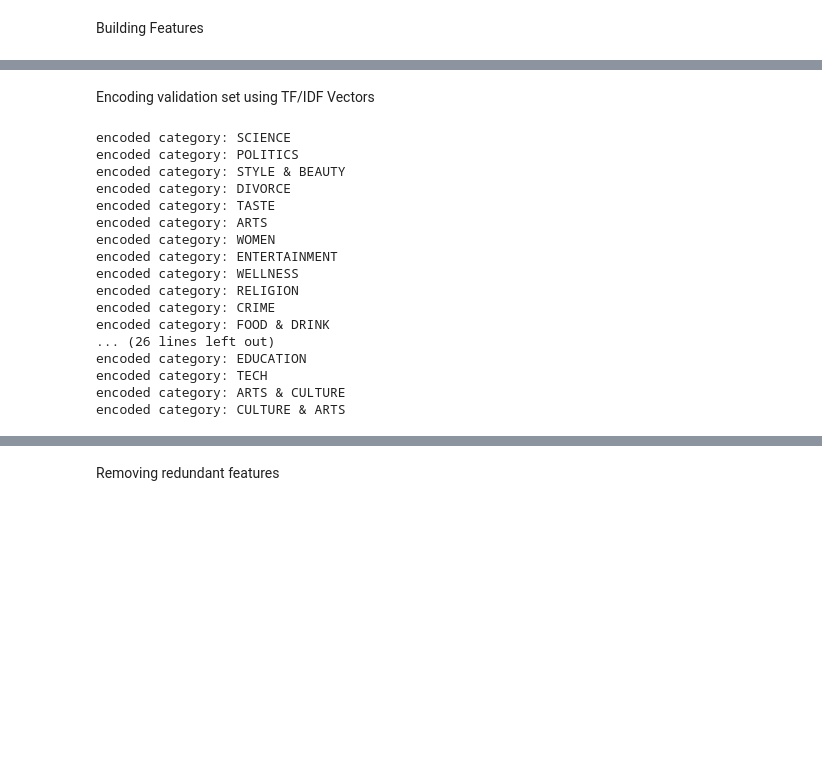
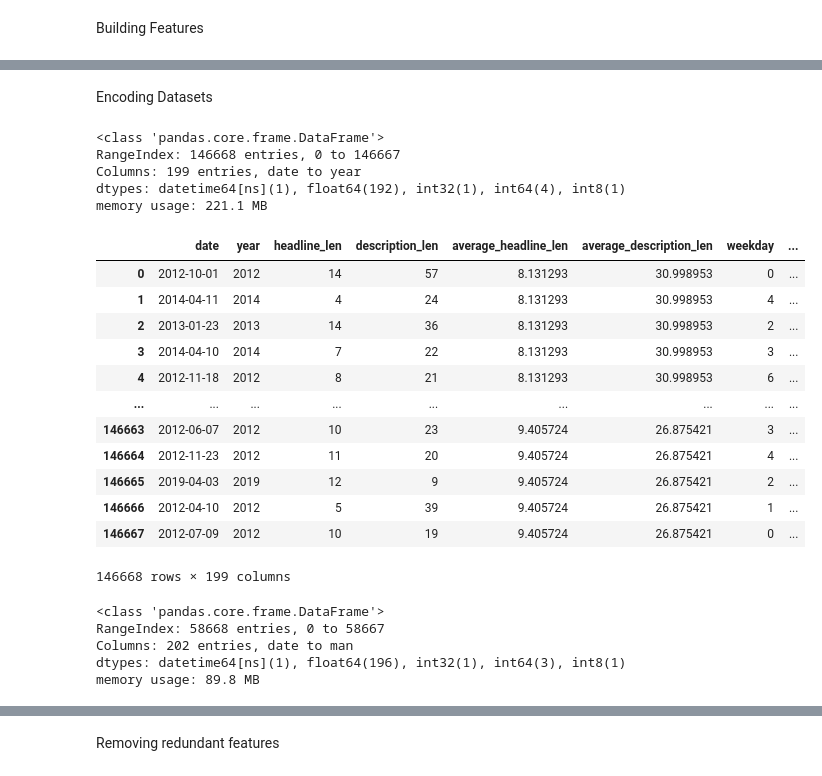
Before and after one commit to LovePelmeni/News-Classification-Project, a Jupyter notebook: experiments/current_experiment/notebooks/Preprocessing.ipynb, the cells around one changed output, grey strips where cells are left out. Cells and saved outputs as stored; diff of their text form; code cells hidden in the pictures; blank space fills up the shorter version.

Commit message:
Updated Preprocessing, EDA and Training Notebooks

```diff
--- a/experiments/current_experiment/notebooks/Preprocessing.ipynb
+++ b/experiments/current_experiment/notebooks/Preprocessing.ipynb
@@ -117,8 +87,0 @@ Encoding training set using TF IDF Vectors
-# %%
-training_categories = training_set['category'].unique()
-encoder = text_encoding.TFIDFVectorizedDataset(training_set)
-
-for category in training_categories:
-    encoder.encode_categorical_documents(category=category)
-    print('encoded category: %s' % category)
-training_set = encoder.get_dataframe()
@@ -171,28 +88,40 @@ encoded category: CULTURE & ARTS
-# %% [markdown]
-Encoding validation set using TF/IDF Vectors
-# %%
-validation_categories = validation_set['category'].unique()
-encoder = text_encoding.TFIDFVectorizedDataset(validation_set)
-
-for category in testing_categories:
-    encoder.encode_categorical_documents(category=category)
-    print('encoded category: %s' % category)
-validation_set = encoder.get_dataframe()
-# %% [output]
-encoded category: SCIENCE
-encoded category: POLITICS
-encoded category: STYLE & BEAUTY
-encoded category: DIVORCE
-encoded category: TASTE
-encoded category: ARTS
-encoded category: WOMEN
-encoded category: ENTERTAINMENT
-encoded category: WELLNESS
-encoded category: RELIGION
-encoded category: CRIME
-encoded category: FOOD & DRINK
-... (26 lines left out)
-encoded category: EDUCATION
-encoded category: TECH
-encoded category: ARTS & CULTURE
-encoded category: CULTURE & ARTS
+# %% [markdown]
+Encoding Datasets
+# %%
+encoder = encoding.DatasetEncoder()
+
+training_set = encoder.encode_dataset(training_set)
+validation_set = encoder.encode_dataset(validation_set)
+testing_set = encoder.encode_dataset(testing_set)
+# %%
+training_set.info()
+# %% [output]
+<class 'pandas.core.frame.DataFrame'>
+RangeIndex: 146668 entries, 0 to 146667
+Columns: 199 entries, date to year
+dtypes: datetime64[ns](1), float64(192), int32(1), int64(4), int8(1)
+memory usage: 221.1 MB
+# %%
+training_set
+# %% [output]
+|  | date | year | headline_len | description_len | average_headline_len | average_description_len | weekday | ... |
+| 0 | 2012-10-01 | 2012 | 14 | 57 | 8.131293 | 30.998953 | 0 | ... |
+| 1 | 2014-04-11 | 2014 | 4 | 24 | 8.131293 | 30.998953 | 4 | ... |
+| 2 | 2013-01-23 | 2013 | 14 | 36 | 8.131293 | 30.998953 | 2 | ... |
+| 3 | 2014-04-10 | 2014 | 7 | 22 | 8.131293 | 30.998953 | 3 | ... |
+| 4 | 2012-11-18 | 2012 | 8 | 21 | 8.131293 | 30.998953 | 6 | ... |
+| ... | ... | ... | ... | ... | ... | ... | ... | ... |
+| 146663 | 2012-06-07 | 2012 | 10 | 23 | 9.405724 | 26.875421 | 3 | ... |
+| 146664 | 2012-11-23 | 2012 | 11 | 20 | 9.405724 | 26.875421 | 4 | ... |
+| 146665 | 2019-04-03 | 2019 | 12 | 9 | 9.405724 | 26.875421 | 2 | ... |
+| 146666 | 2012-04-10 | 2012 | 5 | 39 | 9.405724 | 26.875421 | 1 | ... |
+| 146667 | 2012-07-09 | 2012 | 10 | 19 | 9.405724 | 26.875421 | 0 | ... |
+146668 rows × 199 columns
+# %%
+validation_set.info()
+# %% [output]
+<class 'pandas.core.frame.DataFrame'>
+RangeIndex: 58668 entries, 0 to 58667
+Columns: 202 entries, date to man
+dtypes: datetime64[ns](1), float64(196), int32(1), int64(3), int8(1)
+memory usage: 89.8 MB
```
Also changed, not shown: parts of 16 cells of this notebook, 4 other files.
